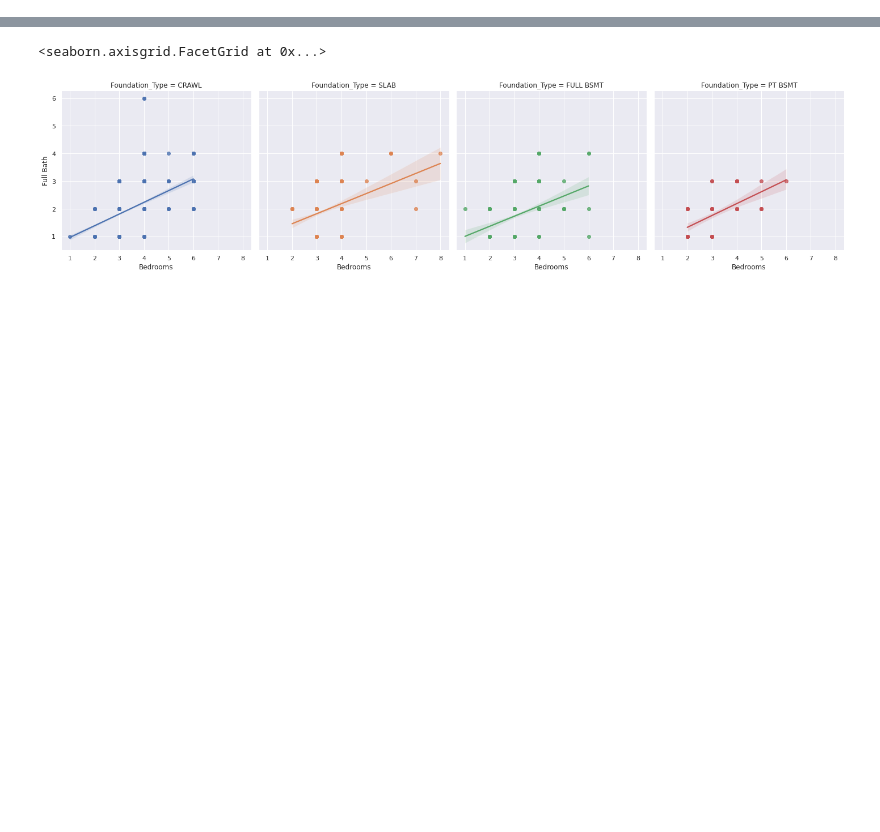
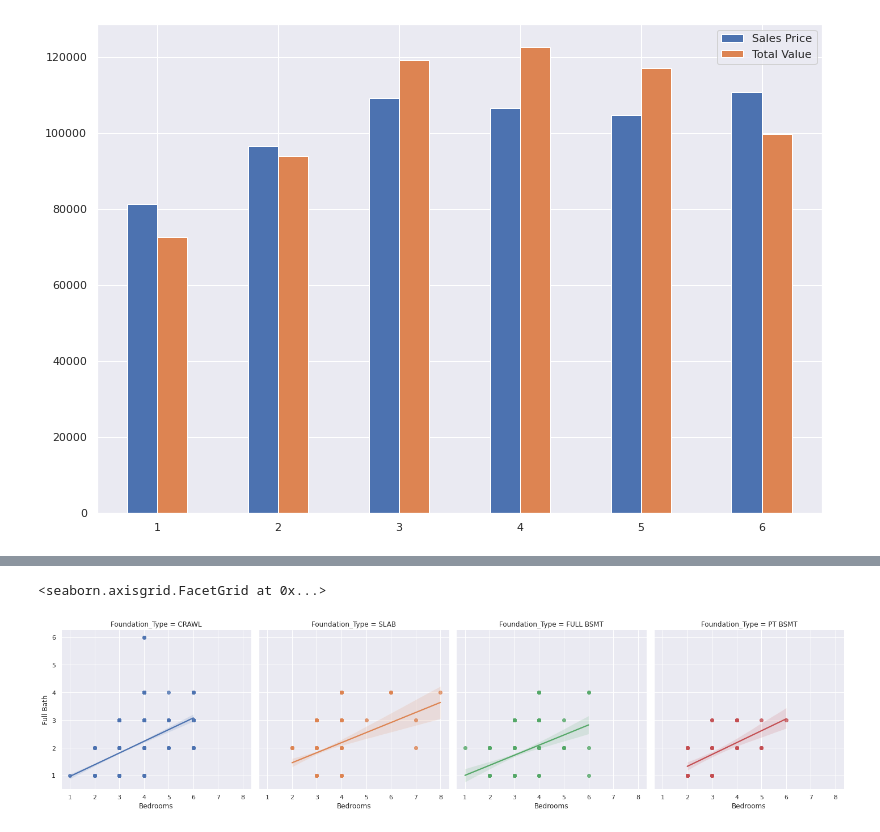
Before and after one commit to cmlakin/Machine-Learning-Final-Project----Lakin-Corrina, a Jupyter notebook: MLFP_Lakin.ipynb, the cells around one changed output, grey strips where cells are left out. Saved outputs shown, nothing was run; the diff lists cells and outputs as text; code cells hidden in the pictures; blank space fills up the shorter version.

```diff
--- a/MLFP_Lakin.ipynb
+++ b/MLFP_Lakin.ipynb
@@ -190,3 +122,17 @@ cdf.dtypes
+# %%
+sales_price_avg = [81309, 96626, 109277, 106464, 104658, 110787]
+
+total_value_avg = [72579, 93957, 119155, 122495, 117163, 99624]
+
+index = ['1', '2', '3', '4', '5', '6']
+
+tdf = pd.DataFrame({'Sales Price': sales_price_avg,
+
+                   'Total Value': total_value_avg}, index=index)
+
+ax = tdf.plot.bar(rot=0)
+# %% [output]
+[figure, added]
 # %%
 import matplotlib.pyplot as plt
 sns.set(rc={'figure.figsize': (13, 9)})
```
Also changed, not shown: parts of 23 cells of this notebook.
